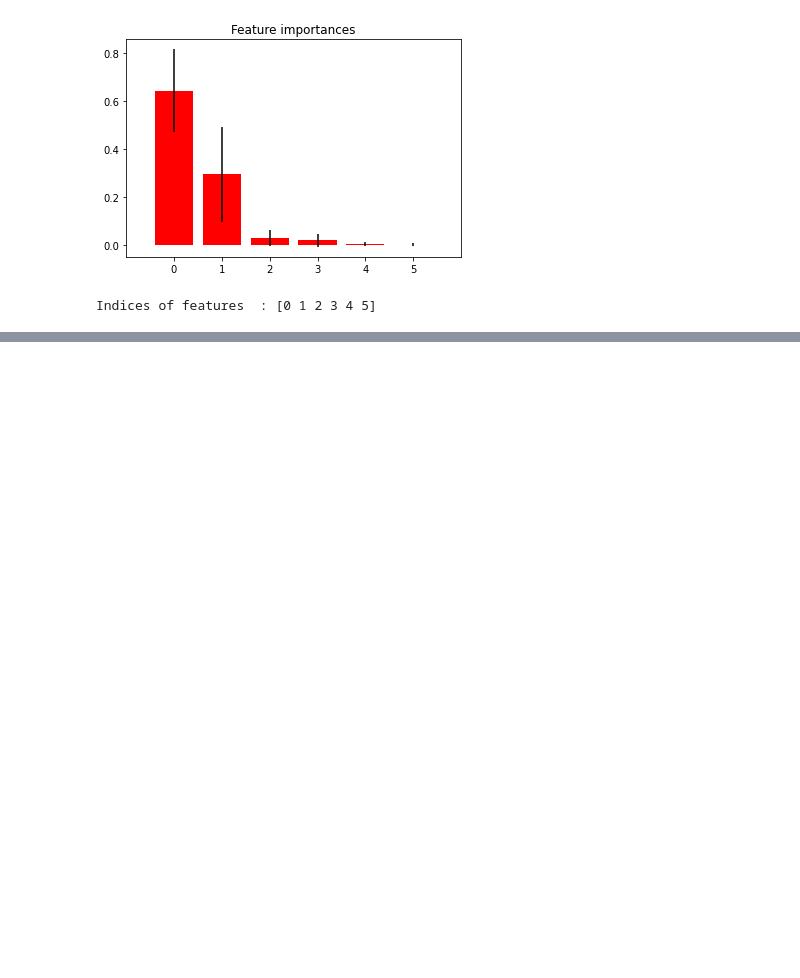
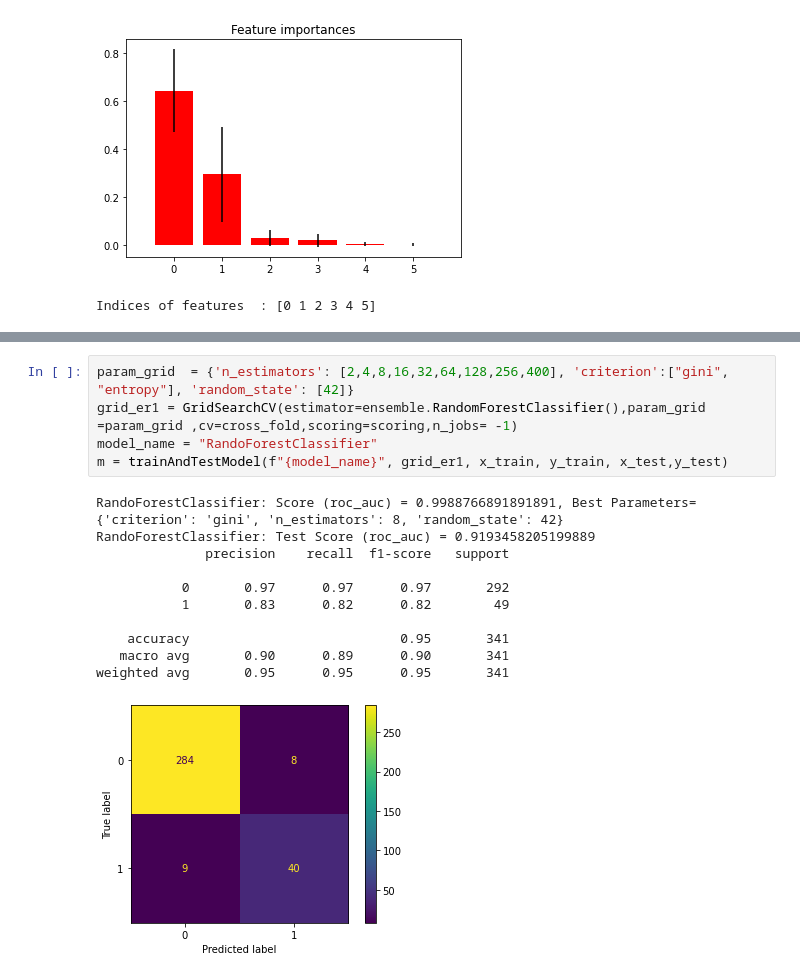
Before and after one commit to erhant/profile-matching, a Jupyter notebook: src/ml.ipynb, the cells around one changed output, grey strips where cells are left out. Cells and saved outputs as stored; diff of their text form; blank space fills up the shorter version.

```diff
--- a/src/ml.ipynb
+++ b/src/ml.ipynb
@@ -99,0 +106,17 @@ array([0])
+# %%
+param_grid  = {'n_estimators': [2,4,8,16,32,64,128,256,400], 'criterion':["gini", "entropy"], 'random_state': [42]}
+grid_er1 = GridSearchCV(estimator=ensemble.RandomForestClassifier(),param_grid =param_grid ,cv=cross_fold,scoring=scoring,n_jobs= -1)
+model_name = "RandoForestClassifier"
+m = trainAndTestModel(f"{model_name}", grid_er1, x_train, y_train, x_test,y_test)
+# %% [output]
+RandoForestClassifier: Score (roc_auc) = 0.9988766891891891, Best Parameters= {'criterion': 'gini', 'n_estimators': 8, 'random_state': 42}
+RandoForestClassifier: Test Score (roc_auc) = 0.9193458205199889
+              precision    recall  f1-score   support
+
+           0       0.97      0.97      0.97       292
+           1       0.83      0.82      0.82        49
+
+    accuracy                           0.95       341
+   macro avg       0.90      0.89      0.90       341
+weighted avg       0.95      0.95      0.95       341
+[figure, added]
```
Also changed, not shown: parts of 7 cells of this notebook.
